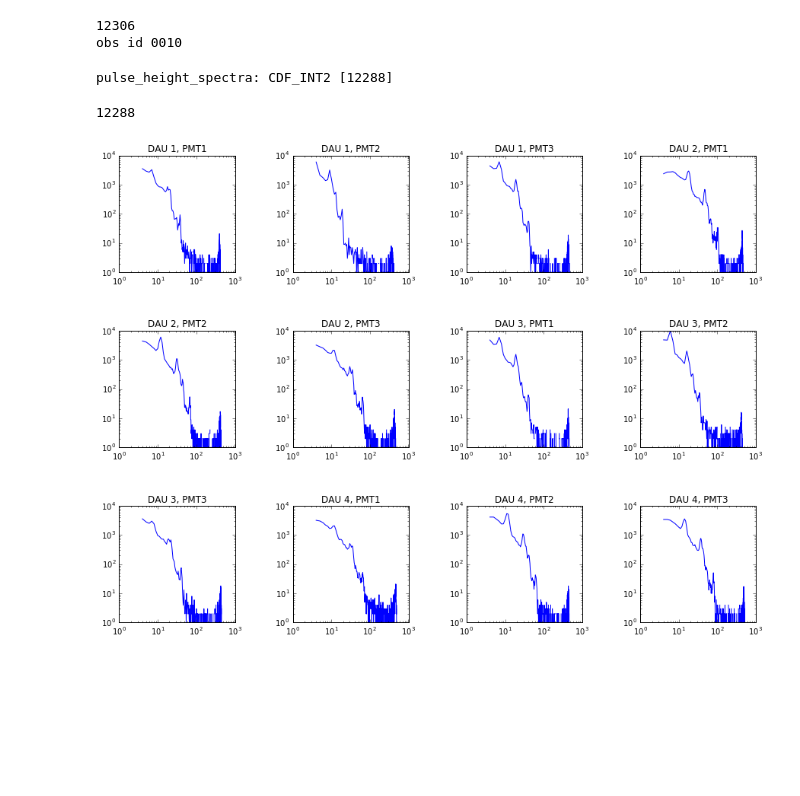
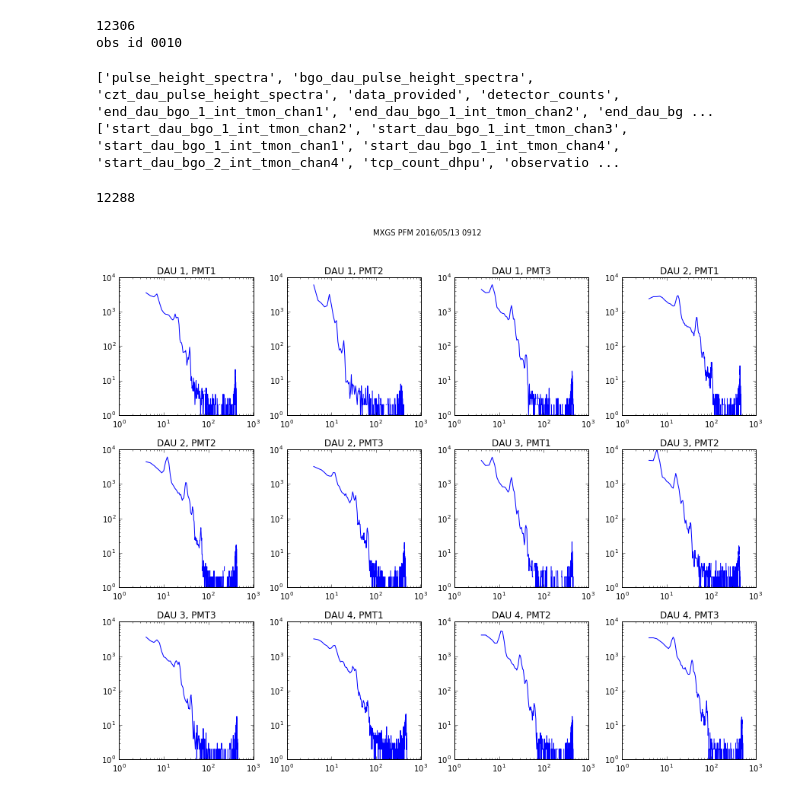
Before and after one commit to garethcmurphy/Atmosphere-Space-Interaction-Monitor-ASIM-Data-Processing-Software-, a Jupyter notebook: MXGSPulseHeightSpectrum_test_data_read_into_db-class-based.ipynb, the cells around one changed output. Saved outputs shown, nothing was run; the diff lists cells and outputs as text; code cells hidden in the pictures; blank space fills up the shorter version.

```diff
--- a/MXGSPulseHeightSpectrum_test_data_read_into_db-class-based.ipynb
+++ b/MXGSPulseHeightSpectrum_test_data_read_into_db-class-based.ipynb
@@ -109,9 +109,9 @@ def read_cdf(fname):
     from spacepy import pycdf
     pycdf.lib.set_backward(False)
 
-    cdf = pycdf.CDF()
+    cdf = pycdf.CDF(fname)
 
-    print(cdf)
+    print(cdf.keys())
 
 
     #cdf['pulse_height_spectra'][4]
@@ -119,7 +119,7 @@ def read_cdf(fname):
     data = cdf['pulse_height_spectra'][...] # don't forget the [...]
     cdf_dat = cdf.copy()
     cdf_dat.keys()
-
+    print cdf_dat.keys()
     cdf.close()
     return data
 
@@ -128,7 +128,8 @@ fname='/Users/garmu/Dropbox/myenv/mysite/pulseheightspectrum_809202a40010.cdf'
 
 data=read_cdf(fname)
 # %% [output]
-pulse_height_spectra: CDF_INT2 [12288]
+['pulse_height_spectra', 'bgo_dau_pulse_height_spectra', 'czt_dau_pulse_height_spectra', 'data_provided', 'detector_counts', 'end_dau_bgo_1_int_tmon_chan1', 'end_dau_bgo_1_int_tmon_chan2', 'end_dau_bg ...
+['start_dau_bgo_1_int_tmon_chan2', 'start_dau_bgo_1_int_tmon_chan3', 'start_dau_bgo_1_int_tmon_chan1', 'start_dau_bgo_1_int_tmon_chan4', 'start_dau_bgo_2_int_tmon_chan4', 'tcp_count_dhpu', 'observatio ...
 # %%
 print len(data)
 # %% [output]
@@ -136,30 +137,34 @@ print len(data)
 # %%
 %matplotlib inline
 
 import matplotlib.pyplot as plt
 import numpy as np
 
 dat=np.reshape(data, [12,1024])
 
 #set(plt.gca,'xscale','log')
 #for i in range (0,12):
 #    plt.loglog (dat[i])
+title=    'MXGS PFM 2016/05/13 0912'
+fig, axs = plt.subplots(3,4, figsize=(15, 11), facecolor='w', edgecolor='k' )
+fig.subplots_adjust(hspace = 0.25, wspace=.25, bottom=0.1)
+#fig.canvas.set_window_title()
 
-fig, axs = plt.subplots(3,4, figsize=(15, 11), facecolor='w', edgecolor='k')
-fig.subplots_adjust(hspace = 0.5, wspace=.5)
 
 axs = axs.ravel()
 
 dau=[1,1,1,2,2,2,3,3,3,4,4,4]
 pmt=[1,2,3,1,2,3,1,2,3,1,2,3]
 
 
 for i in range(12):
 
     axs[i].loglog(dat[i])
     axs[i].set_title('DAU '+str(dau[i])  + ', PMT'+ str(pmt[i]) )
     axs[i].set_xlim(xmax=1024)
 
-plt.savefig('test.png')
+fig.suptitle(title)
+
+plt.savefig('pulseheight'+str(x.observation_id)+'.png')
 # %% [output]
-[figure, old version]
+[figure, new version]
```
Also changed, not shown: 2 other files.
